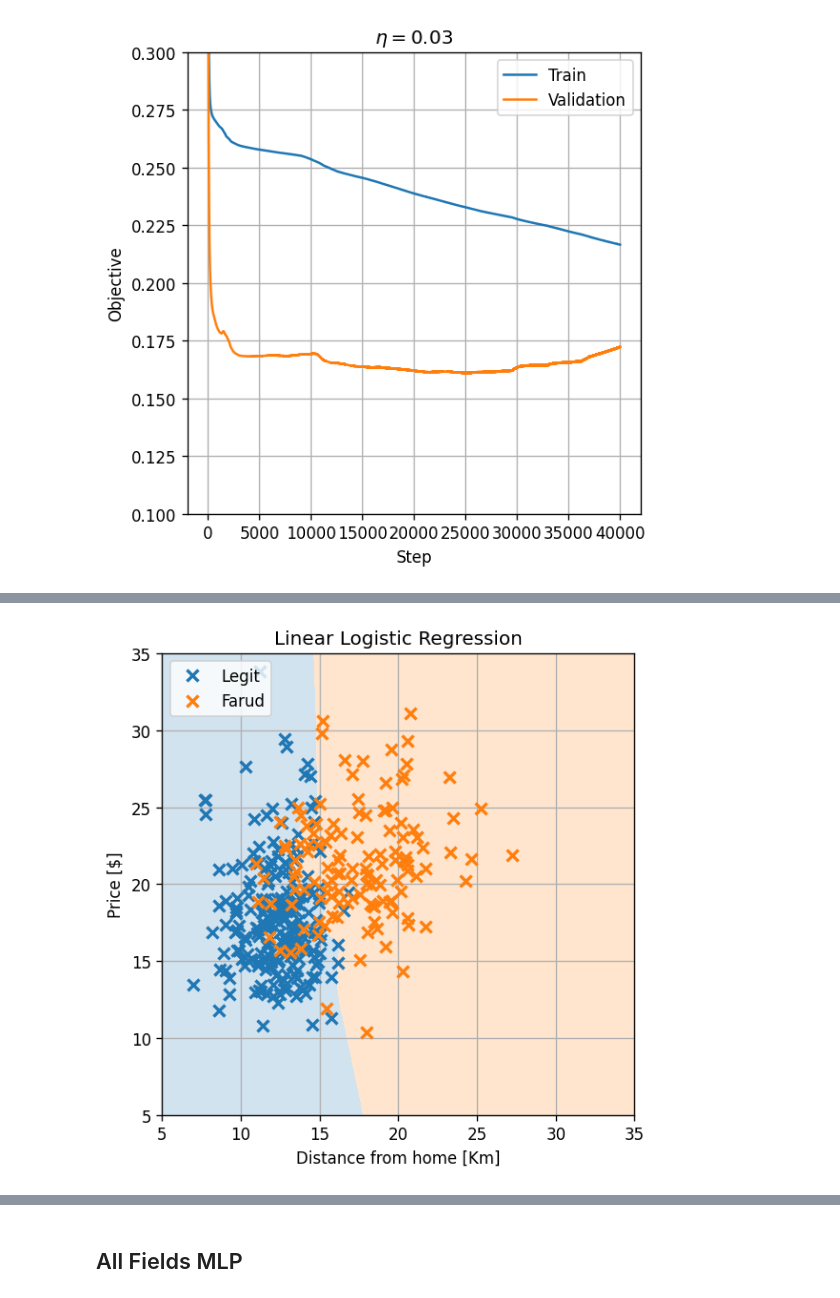
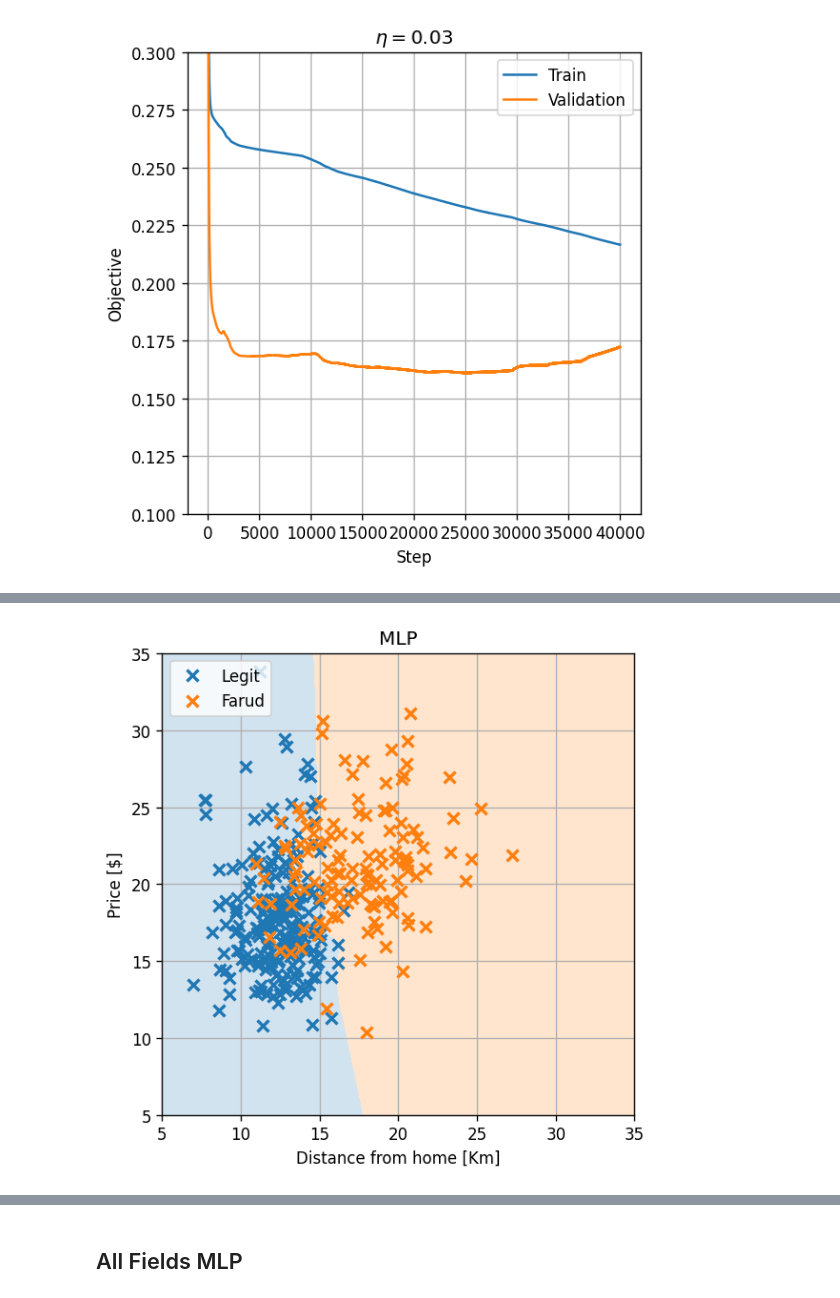
Before and after one commit to technion046195/technion046195, a Jupyter notebook: content/tutorial09/example.ipynb, the cells around one changed output, grey strips where cells are left out. Saved outputs shown, nothing was run; the diff lists cells and outputs as text; code cells hidden in the pictures.

```diff
--- a/content/tutorial09/example.ipynb
+++ b/content/tutorial09/example.ipynb
@@ -289,18 +289,18 @@ The misclassification rate on the validation is: 0.08
 # %%
 fig, ax = plt.subplots(figsize=(5, 5))
 ax.plot(x_train[~y_train, 0], x_train[~y_train, 1], 'x', label='Legit', ms=7, mew=2)
 ax.plot(x_train[y_train, 0], x_train[y_train, 1], 'x', label='Farud', ms=7, mew=2)
 plot_grid_predict(ax, h_func, x_grid)
-ax.set_title('Linear Logistic Regression')
+ax.set_title('MLP')
 ax.set_xlabel('Distance from home [Km]')
 ax.set_ylabel('Price [$]')
 ax.set_xlim(x_grid[0, 0, 0].min(), x_grid[0, -1, 0].max())
 ax.set_ylim(x_grid[0, 0, 1].min(), x_grid[-1, 0, 1].max())
 plt.tight_layout()
 ax.legend(loc='upper left')
 fig.savefig('./output/breast_cancer_mlp1.png', dpi=240)
 # %% [output]
-[figure, old version]
+[figure, new version]
 # %%
 fig, ax = plt.subplots(figsize=(5, 5))
 plot_grid_predict(ax, h_func, x_grid)
```
Also changed, not shown: parts of 4 cells of this notebook, 12 other files.
